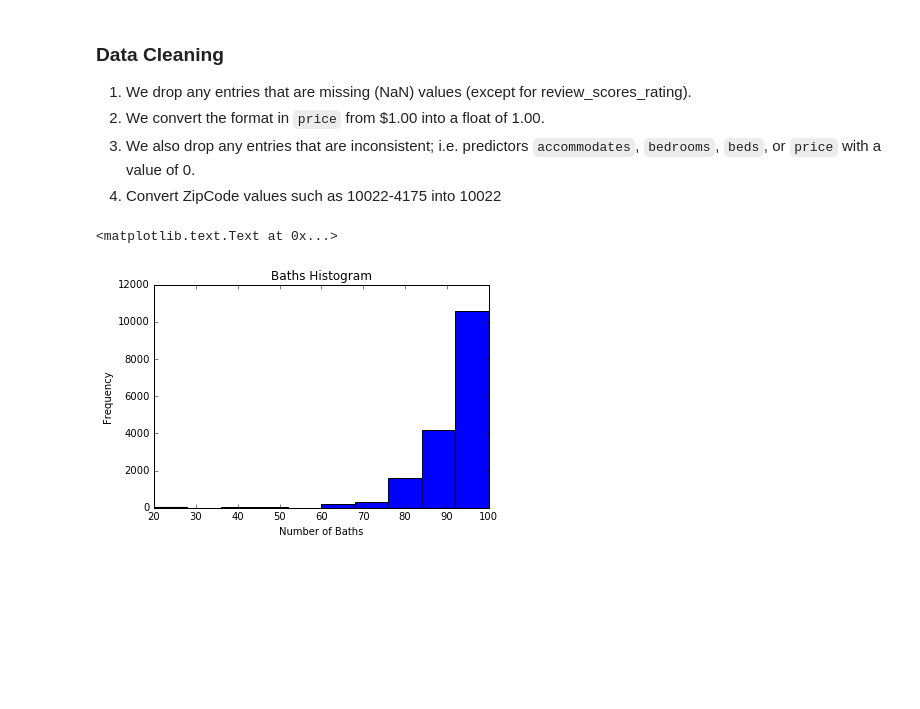
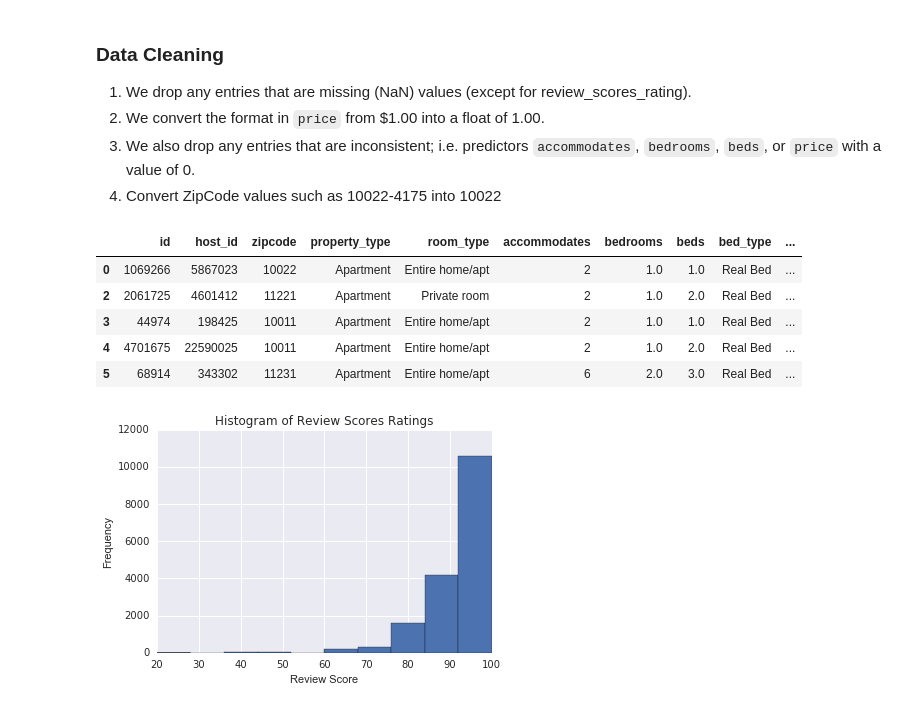
Before and after one commit to samuelklam/airbnb-pricing-prediction, a Jupyter notebook: data-cleaning/listings-cleaning.ipynb, the cells around one changed output. Cells and saved outputs as stored; diff of their text form; code cells hidden in the pictures; blank space fills up the shorter version.

Commit message:
finish cleaning

```diff
--- a/data-cleaning/listings-cleaning.ipynb
+++ b/data-cleaning/listings-cleaning.ipynb
@@ -139,12 +147,22 @@ data = data[data['beds'] != 0]
 data = data[data['price'] != 0.00]
 
 # convert ZipCode
-data['zipcode'] = (data['zipcode'].str.replace(r'-\d+', ''))
+data['zipcode'] = data['zipcode'].str.replace(r'-\d+', '')
+# %%
+# we see the data is now clean
+data.head()
+# %% [output]
+|  | id | host_id | zipcode | property_type | room_type | accommodates | bedrooms | beds | bed_type | ... |
+| 0 | 1069266 | 5867023 | 10022 | Apartment | Entire home/apt | 2 | 1.0 | 1.0 | Real Bed | ... |
+| 2 | 2061725 | 4601412 | 11221 | Apartment | Private room | 2 | 1.0 | 2.0 | Real Bed | ... |
+| 3 | 44974 | 198425 | 10011 | Apartment | Entire home/apt | 2 | 1.0 | 1.0 | Real Bed | ... |
+| 4 | 4701675 | 22590025 | 10011 | Apartment | Entire home/apt | 2 | 1.0 | 2.0 | Real Bed | ... |
+| 5 | 68914 | 343302 | 11231 | Apartment | Entire home/apt | 6 | 2.0 | 3.0 | Real Bed | ... |
 # %%
 plt.hist(data['review_scores_rating'][~data['review_scores_rating'].isnull()])
-plt.title("Baths Histogram")
-plt.xlabel("Number of Baths")
+plt.title("Histogram of Review Scores Ratings")
+plt.xlabel("Review Score")
 plt.ylabel("Frequency")
+plt.show()
 # %% [output]
-<matplotlib.text.Text at 0x...>
-[figure, old version]
+[figure, new version]
```
Also changed, not shown: parts of 9 cells of this notebook, 1 other file.
